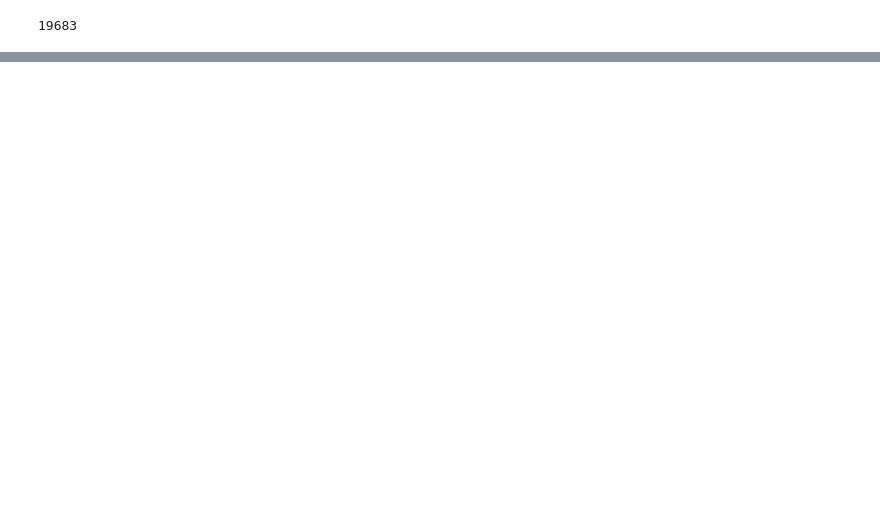
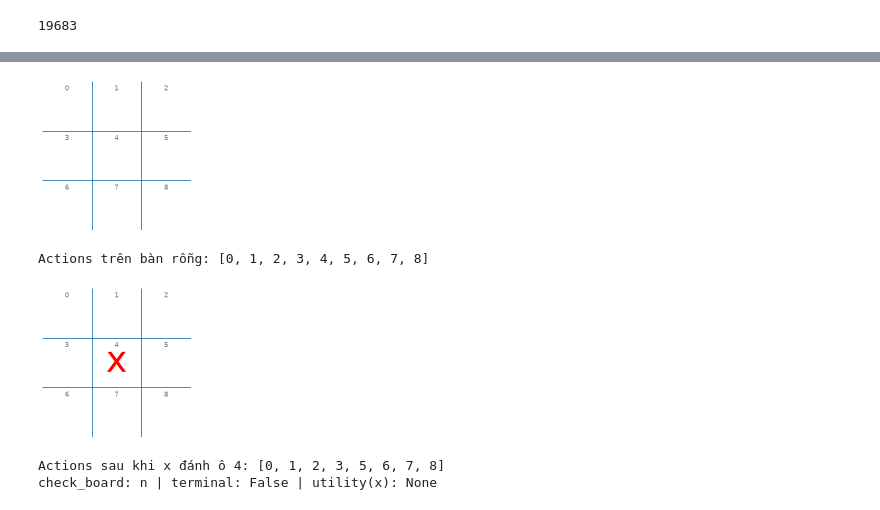
Before and after one commit to minhhailtv6a1/Team_Project_TTNTNC_2025_2026, a Jupyter notebook: lab05 - game/tictactoe_definitions.ipynb, the cells around one changed output, grey strips where cells are left out. Saved outputs shown, nothing was run; the diff lists cells and outputs as text; code cells hidden in the pictures; blank space fills up the shorter version.

```diff
--- a/lab05 - game/tictactoe_definitions.ipynb
+++ b/lab05 - game/tictactoe_definitions.ipynb
@@ -217,0 +119,15 @@ _Note:_ It looks like the first player (x) has an advantage!
+# %%
+# Ví dụ chuẩn trong đề bài
+board = empty_board()
+show_board(board)
+print("Actions trên bàn rỗng:", actions(board))
+board = result(board, 'x', 4)
+show_board(board)
+print("Actions sau khi x đánh ô 4:", actions(board))
+print("check_board:", check_board(board), "| terminal:", terminal(board), "| utility(x):", utility(board, 'x'))
+# %% [output]
+[figure, added]
+Actions trên bàn rỗng: [0, 1, 2, 3, 4, 5, 6, 7, 8]
+[figure, added]
+Actions sau khi x đánh ô 4: [0, 1, 2, 3, 5, 6, 7, 8]
+check_board: n | terminal: False | utility(x): None
```
Also changed, not shown: parts of 43 cells of this notebook, 6 other files.
